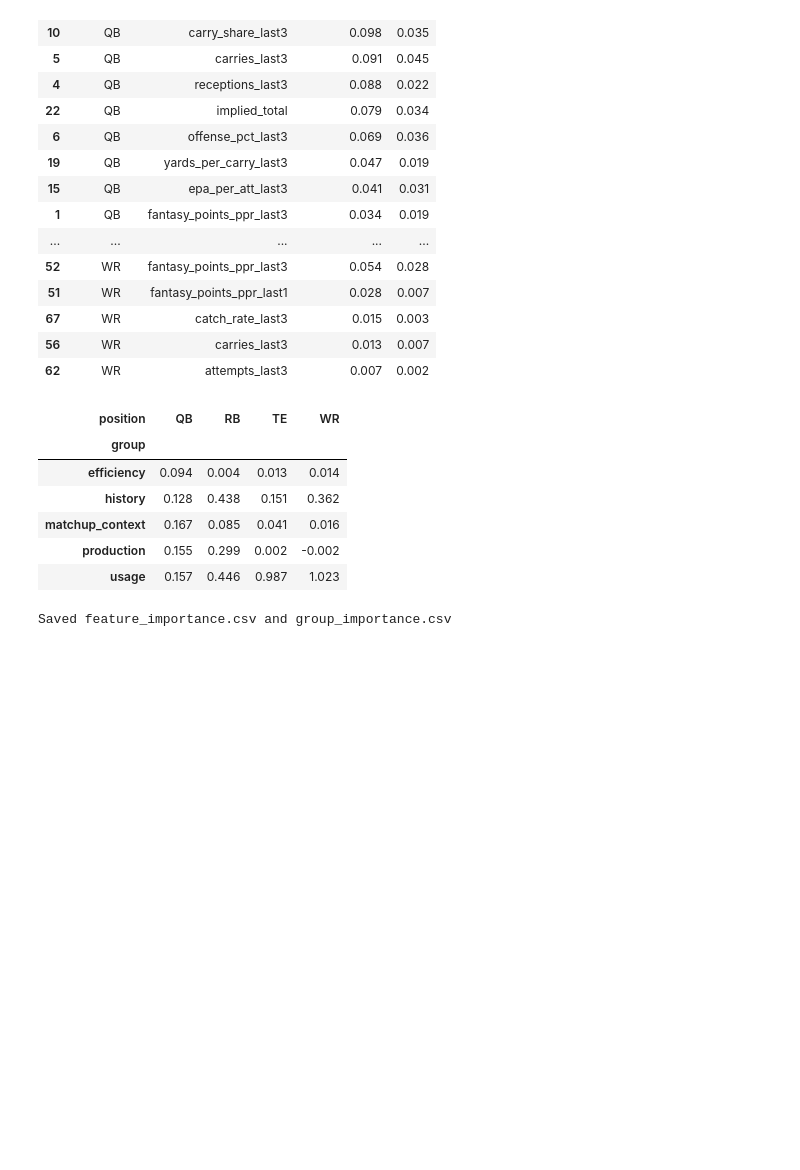
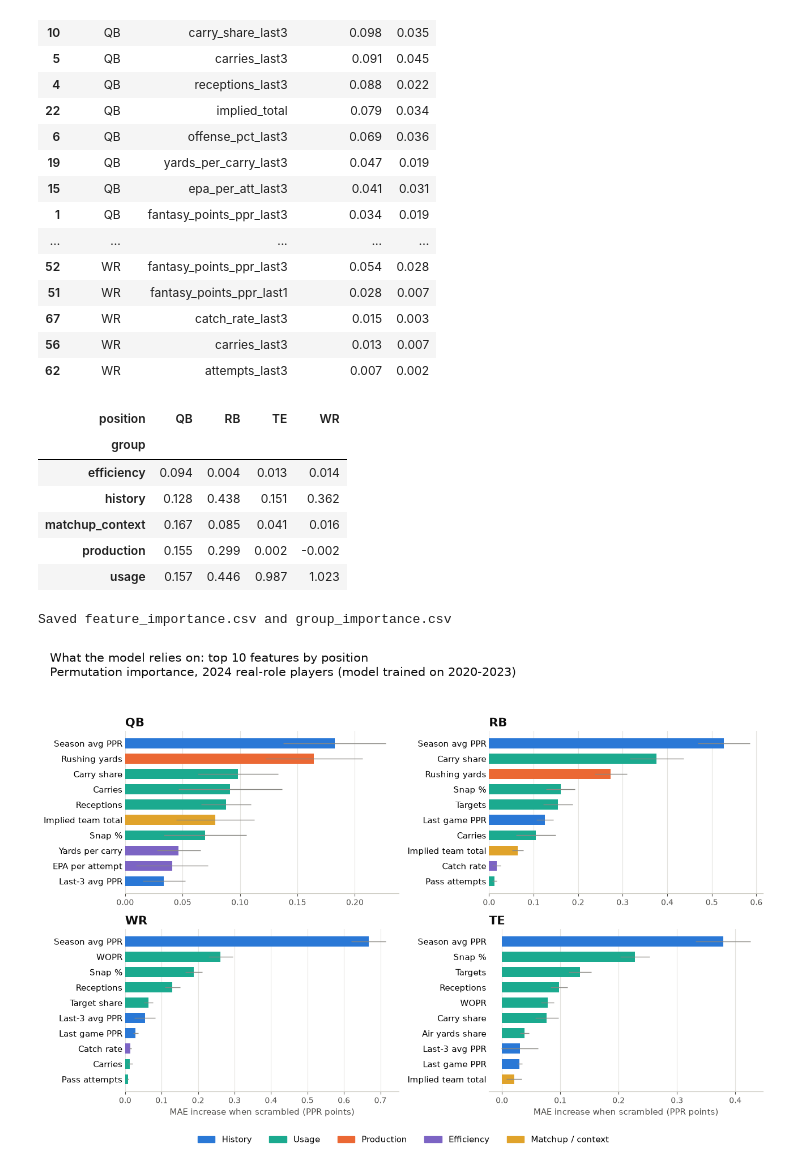
Before and after one commit to farazayub06/fantasy-football-ml, a Jupyter notebook: notebooks/06_feature_importance.ipynb, the cells around one changed output. Drawn from its saved outputs; the diff is of its cells as text; code cells hidden in the pictures; blank space fills up the shorter version.

Commit message:
save notebooks again

```diff
--- a/notebooks/06_feature_importance.ipynb
+++ b/notebooks/06_feature_importance.ipynb
@@ -126,3 +126,54 @@ group_imp.to_csv("../reports/tables/group_importance.csv", index=False)   # ever
 print("Saved feature_importance.csv and group_importance.csv")            # confirm
 # %% [output]
 Saved feature_importance.csv and group_importance.csv
+# %%
+import matplotlib.pyplot as plt                                    # plotting
+
+GROUP_OF = {f: g for g, feats in GROUPS.items() for f in feats}    # look up each feature's group
+COLORS = {"history": "#2a78d6", "usage": "#1baa8f", "production": "#eb6834",   # one color per group
+          "efficiency": "#7c64c4", "matchup_context": "#e0a32b"}
+NICE = {"fantasy_points_ppr_season": "Season avg PPR", "fantasy_points_ppr_last3": "Last-3 avg PPR",   # readable labels
+        "fantasy_points_ppr_last1": "Last game PPR", "offense_pct_last3": "Snap %",
+        "targets_last3": "Targets", "receptions_last3": "Receptions", "carries_last3": "Carries",
+        "target_share_last3": "Target share", "air_yards_share_last3": "Air yards share",
+        "wopr_last3": "WOPR", "carry_share_last3": "Carry share", "attempts_last3": "Pass attempts",
+        "passing_yards_last3": "Passing yards", "passing_tds_last3": "Passing TDs",
+        "passing_interceptions_last3": "Interceptions", "epa_per_att_last3": "EPA per attempt",
+        "rushing_yards_last3": "Rushing yards", "catch_rate_last3": "Catch rate",
+        "yards_per_catch_last3": "Yards per catch", "yards_per_carry_last3": "Yards per carry",
+        "team_att_avg": "Team pass attempts", "opp_ppr_allowed_avg": "Opponent PPR allowed",
+        "implied_total": "Implied team total", "total_line": "Game total", "is_home": "Home game",
+        "rest_days": "Rest days"}
+
+fig, axes = plt.subplots(2, 2, figsize=(13, 9))                    # 2x2 grid, one panel per position
+for ax, pos in zip(axes.flat, ["QB", "RB", "WR", "TE"]):           # fill each panel
+    t = (imp[imp["position"] == pos]                               # this position's features
+           .nlargest(10, "mae_increase")                           # its top 10
+           .iloc[::-1])                                            # reverse so the biggest ends up on top
+    colors = [COLORS[GROUP_OF[f]] for f in t["feature"]]           # bar color = feature group
+    ax.barh([NICE[f] for f in t["feature"]], t["mae_increase"],    # horizontal bars, readable names
+            xerr=t["std"], color=colors, height=0.65,              # error bar = std across the 10 shuffles
+            error_kw={"ecolor": "#8a8984", "lw": 1}, zorder=3)     # thin gray error bars, drawn above grid
+    ax.set_title(pos, fontsize=15, loc="left", fontweight="bold", color="#0b0b0b")  # panel title
+    ax.tick_params(axis="y", labelsize=11, length=0)               # feature names, no tick marks
+    ax.tick_params(axis="x", labelsize=10, colors="#52514e")       # x numbers in gray
+    ax.grid(axis="x", color="#e4e3df", linewidth=0.8, zorder=0)    # faint vertical gridlines
+    for side in ["top", "right", "left"]:                          # remove 3 box edges
+        ax.spines[side].set_visible(False)
+    ax.spines["bottom"].set_color("#c3c2b7")                       # light axis line at 0
+
+for ax in axes[1]:                                                 # bottom row only
+    ax.set_xlabel("MAE increase when scrambled (PPR points)", fontsize=11, color="#52514e")  # what the x-axis means
+
+handles = [plt.Rectangle((0, 0), 1, 1, color=c) for c in COLORS.values()]   # legend color swatches
+labels = ["History", "Usage", "Production", "Efficiency", "Matchup / context"]  # legend names (same order)
+fig.legend(handles, labels, loc="lower center", ncol=5, frameon=False, fontsize=11)   # one legend for all panels
+fig.suptitle("What the model relies on: top 10 features by position\n"             # title states the point
+             "Permutation importance, 2024 real-role players (model trained on 2020-2023)",
+             fontsize=15, x=0.02, ha="left", color="#0b0b0b")
+fig.tight_layout(rect=[0, 0.05, 1, 0.94])                          # leave room for legend and title
+fig.savefig("../reports/figures/feature_importance_top10.png",     # save for the poster (checkpoint 5)
+            dpi=200, bbox_inches="tight", facecolor="white")
+plt.show()                                                         # show in the notebook
+# %% [output]
+[figure, added]
```
Also changed, not shown: 1 other file.
